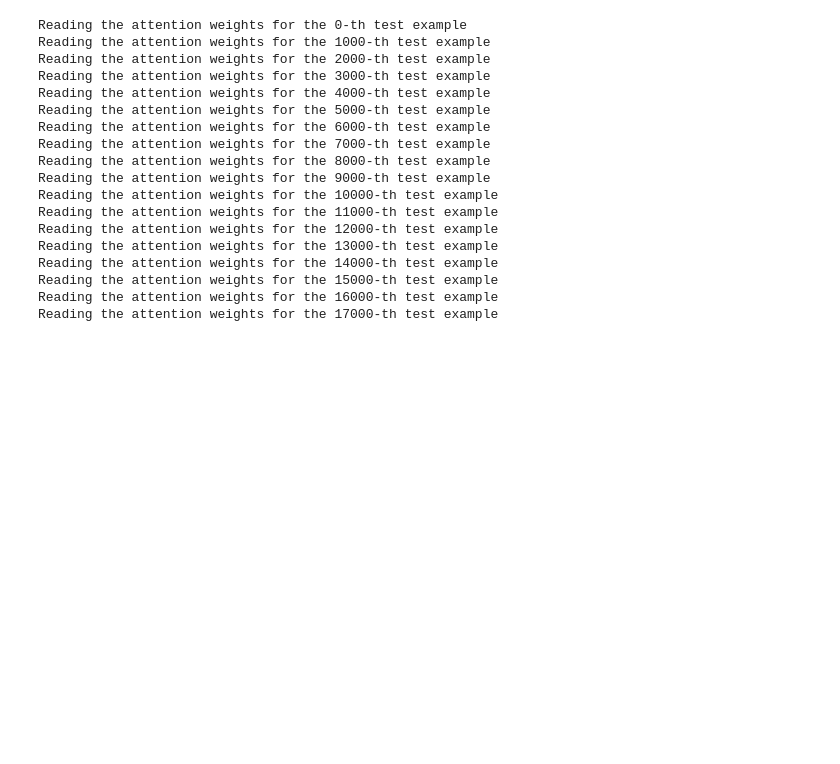
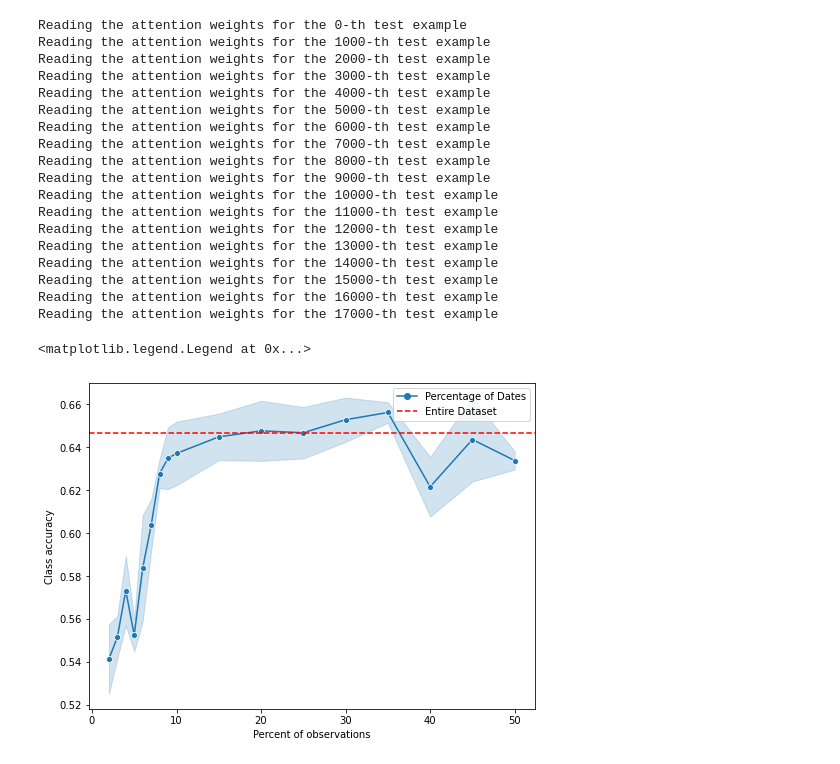
Before and after one commit to IvicaObadic/crop-type-classification-explainability, a Jupyter notebook: notebooks/attention_key_dates_selector.ipynb, the cells around one changed output. Cells and saved outputs as stored; diff of their text form; code cells hidden in the pictures; blank space fills up the shorter version.

```diff
--- a/notebooks/attention_key_dates_selector.ipynb
+++ b/notebooks/attention_key_dates_selector.ipynb
@@ -19,10 +19,9 @@ from datasets import sequence_aggregator
 from explainability_analysis.visualization_functions import *
 from explainability_analysis.transformer_analysis import *
 from explainability_analysis.crop_spectral_signature_analysis import *
+from explainability_analysis.classification_results_summarizer import *
 
 num_classes = 12
-shuffle_setting = "original_sequences"
-shuffle_sequences = False
 max_sequence_length = 144
 
 def sort_obs_acq_dates_by_attention(model_root_path):
@@ -43,30 +42,8 @@ def sort_obs_acq_dates_by_attention(model_root_path):
     return avg_attention_per_obs_acq_date
 
 
-def read_classification_results(classification_results_dir):
-    classification_results_path = os.path.join(classification_results_dir, "predictions", "classification_metrics.csv")
-    if (os.path.exists(classification_results_path)):
-        classification_data = np.genfromtxt(classification_results_path, delimiter=',', skip_header = 1)
-        return classification_data[2], classification_data[6]
-    return None
+def get_most_important_dates_for_percentage_scores(percentages, perc_dates_results, avg_attention_per_obs_acq_date_orig_model):
 
-def get_results_with_perc_of_dates(perc_important_dates_results_root_dir):
-    perc_dates_results = []
-    for root_perc_result_dir in os.listdir(perc_important_dates_results_root_dir):
-        if root_perc_result_dir.endswith("frac_of_dates"):
-            frac_dates = root_perc_result_dir.split("_")[0]
-            root_perc_result_path = tos.path.join(perc_important_dates_results_root_dir, root_perc_result_dir)
-            for root_perc_result_dir_path in os.listdir(root_perc_result_path):
-                model_results_dir = os.path.join(root_perc_result_path, root_perc_result_dir_path, "obs_aq_date", "layers=1,heads=1,emb_dim=128")
-                classification_results = read_classification_results(model_results_dir)
-                if classification_results is not None:
-                    perc_dates_results.append((int(frac * 100), classification_results[0], "Percentage of Dates"))
-
-
-    perc_dates_results = pd.DataFrame(data=perc_dates_results, columns=["Percent of observations", "Class accuracy", "Model type"])
-    return perc_dates_results
-
-def get_most_important_dates_for_percentage_scores(percentages, perc_dates_results, avg_attention_per_obs_acq_date_orig_model):
     result_dfs = []
     for perc in percentages:
         num_top_n_perc_dates = round((perc / 100.0) * max_sequence_length)
@@ -107,12 +84,13 @@ Reading the attention weights for the 16000-th test example
 Reading the attention weights for the 17000-th test example
 # %%
 original_model_result = read_classification_results(model_root_path)
-root_frac_important_dates_results_dir = "C:/Users/results/12_classes/original_sequences/right_padding/"
-perc_dates_results = get_results_with_perc_of_dates(root_frac_important_dates_results_dir)
+perc_dates_results = pd.read_csv(os.path.join(model_root_path, "perc_accuracy_results.csv"), index_col=0)
 
-fig, axs = plt.subplots(figsize=(7, 4))
-sns.scatterplot(data=perc_dates_results, x="Percent of observations", y='Class accuracy', hue="Model type", ax=axs)
+fig, axs = plt.subplots(figsize=(8, 6))
+sns.lineplot(data=perc_dates_results, x="Percent of observations", y='Class accuracy', hue="Model type", style="Model type", ci="sd",ax=axs, markers=True, dashes=False)
 axs.axhline(y=original_model_result[0], c='red', linestyle='dashed', label="Entire Dataset")
 axs.legend(loc="upper right")
-perc_dates_results
+# %% [output]
+<matplotlib.legend.Legend at 0x...>
+[figure, added]
 # %%
```
Also changed, not shown: parts of 1 cell of this notebook, 5 other files.
